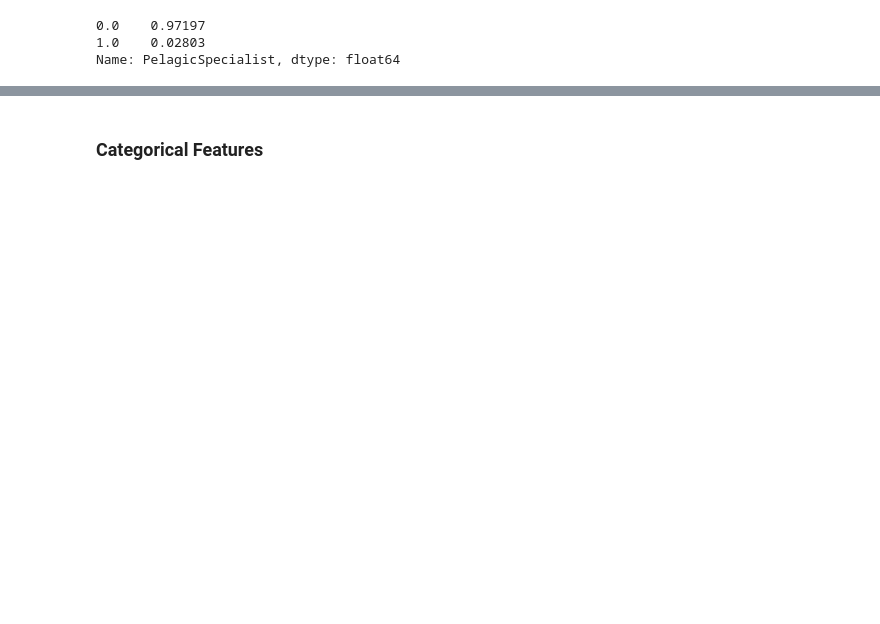
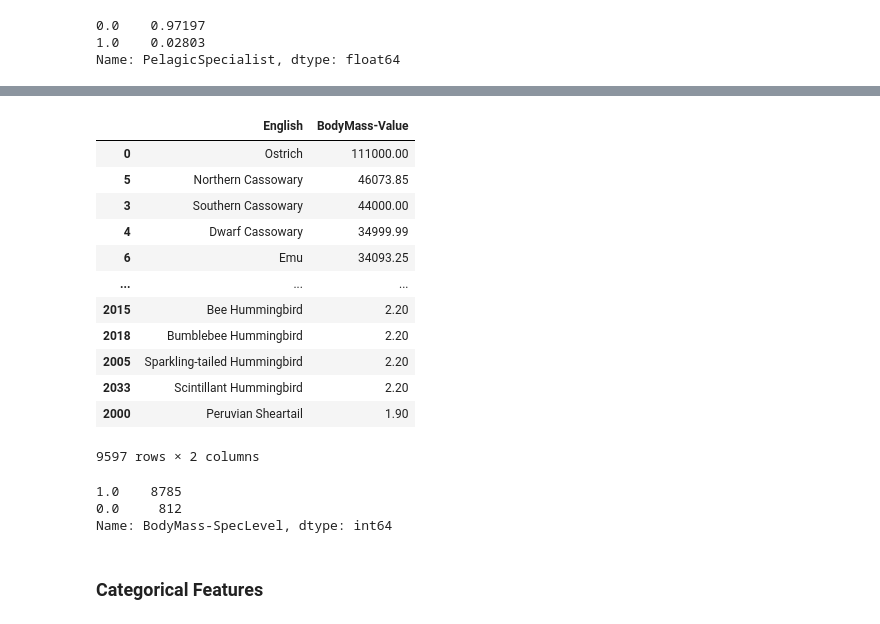
Before and after one commit to andrewwhitman/BirdConservation, a Jupyter notebook: notebooks/Andrew/01-Andrew-EDA.ipynb, the cells around one changed output, grey strips where cells are left out. Drawn from its saved outputs; the diff is of its cells as text; code cells hidden in the pictures; blank space fills up the shorter version.

```diff
--- a/notebooks/Andrew/01-Andrew-EDA.ipynb
+++ b/notebooks/Andrew/01-Andrew-EDA.ipynb
@@ -135,3 +164,27 @@ Name: PelagicSpecialist, dtype: float64
+# %%
+df.sort_values('BodyMass-Value', ascending=False)[['English', 'BodyMass-Value']]
+# %% [output]
+|  | English | BodyMass-Value |
+| 0 | Ostrich | 111000.00 |
+| 5 | Northern Cassowary | 46073.85 |
+| 3 | Southern Cassowary | 44000.00 |
+| 4 | Dwarf Cassowary | 34999.99 |
+| 6 | Emu | 34093.25 |
+| ... | ... | ... |
+| 2015 | Bee Hummingbird | 2.20 |
+| 2018 | Bumblebee Hummingbird | 2.20 |
+| 2005 | Sparkling-tailed Hummingbird | 2.20 |
+| 2033 | Scintillant Hummingbird | 2.20 |
+| 2000 | Peruvian Sheartail | 1.90 |
+9597 rows × 2 columns
+# %%
+# quality of source of body mass info
+# 1 = species-level; 0 = not
+df['BodyMass-SpecLevel'].value_counts()
+# %% [output]
+1.0    8785
+0.0     812
+Name: BodyMass-SpecLevel, dtype: int64
 # %% [markdown]
 ### Categorical Features
 # %%
```
Also changed, not shown: parts of 9 cells of this notebook, 1 other file.
